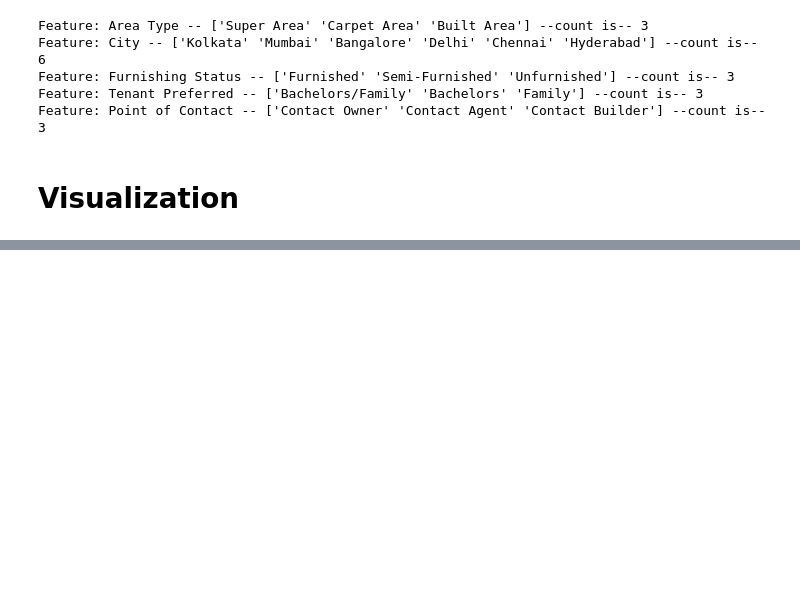
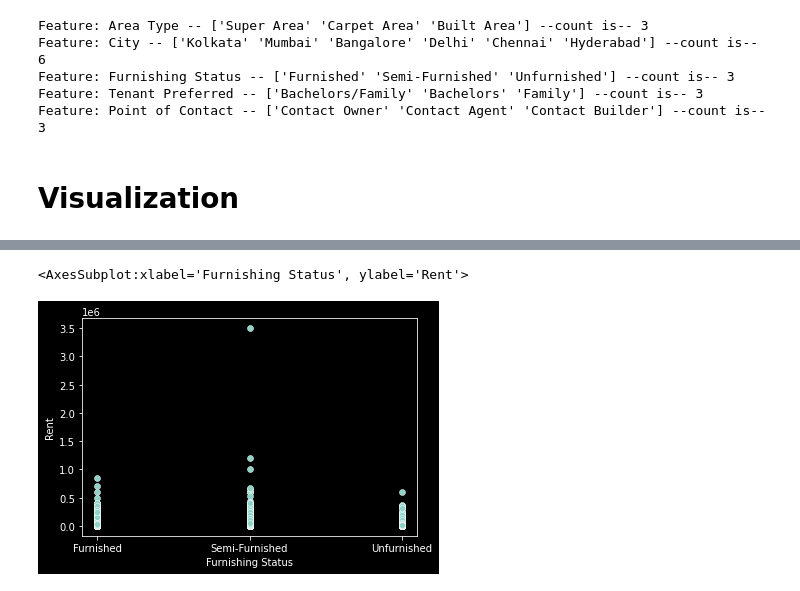
Before and after one commit to Ishrak30/Predicting-House-Rent-Using-ML, a Jupyter notebook: PredictingHouseRent.ipynb, the cells around one changed output, grey strips where cells are left out. Saved outputs shown, nothing was run; the diff lists cells and outputs as text; code cells hidden in the pictures; blank space fills up the shorter version.

```diff
--- a/PredictingHouseRent.ipynb
+++ b/PredictingHouseRent.ipynb
@@ -177,0 +190,5 @@ bathroom_plot = df['Bathroom'].hist(grid=False,linewidth=0.5, edgecolor="white")
+# %%
+sns.scatterplot(x='Furnishing Status',y='Rent',data=df)
+# %% [output]
+<AxesSubplot:xlabel='Furnishing Status', ylabel='Rent'>
+[figure, added]
```
Also changed, not shown: parts of 30 cells of this notebook.
